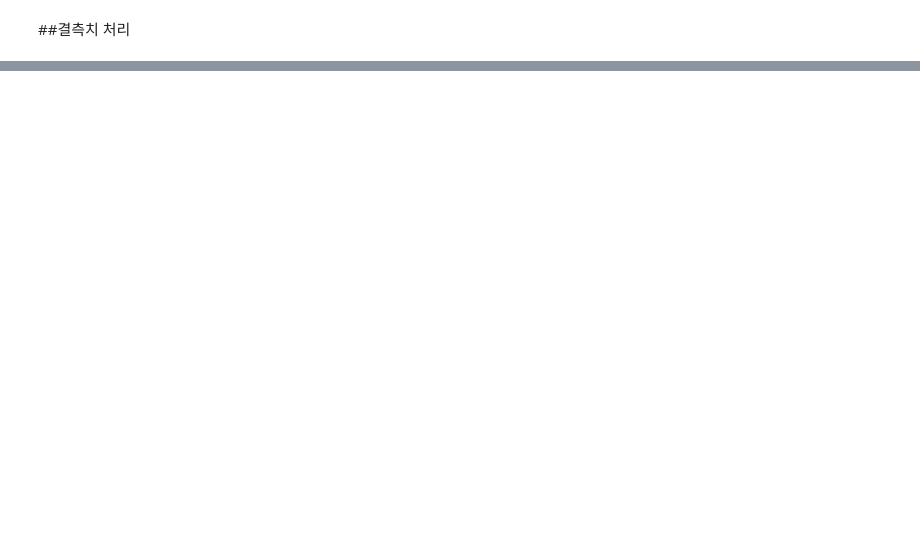
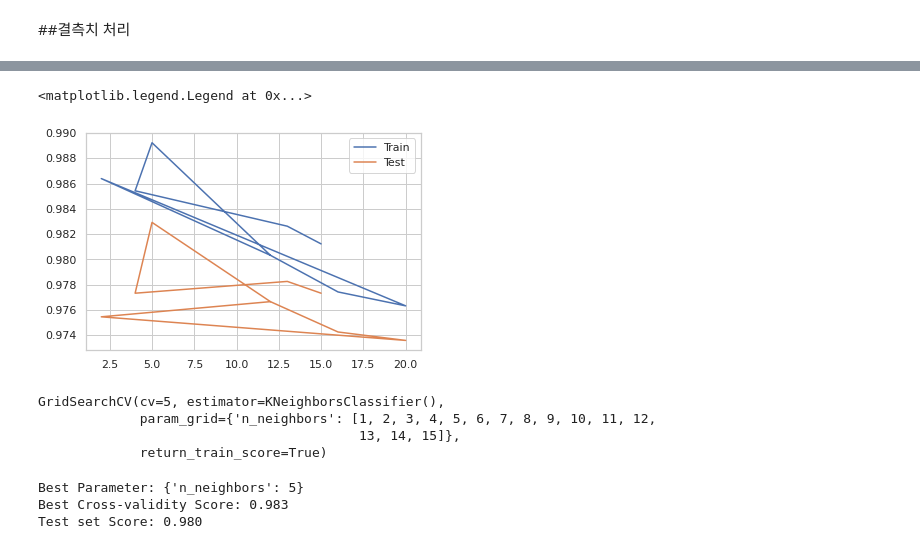
Before and after one commit to ll5913/itb, a Jupyter notebook: IBH_health_vis.ipynb, the cells around one changed output, grey strips where cells are left out. Cells and saved outputs as stored; diff of their text form; code cells hidden in the pictures; blank space fills up the shorter version.

```diff
--- a/IBH_health_vis.ipynb
+++ b/IBH_health_vis.ipynb
@@ -223,0 +440,6 @@ sns.boxplot(data = df, x ='성별코드', y= '감마지티피')
+# %%
+param_distribs = {'n_neighbors': randint(low=1, high=25)}
+# %%
+random_search=RandomizedSearchCV(KNeighborsClassifier(), param_distributions=param_distribs, cv=5, return_train_score=True)
+# %%
+random_search.fit(X_train, y_train)
@@ -223,0 +460,2 @@ sns.boxplot(data = df, x ='성별코드', y= '감마지티피')
+# %%
+result_random = random_search.cv_results_
@@ -223,0 +476,8 @@ sns.boxplot(data = df, x ='성별코드', y= '감마지티피')
+# %%
+import matplotlib.pyplot as plt
+plt.plot(result_random['param_n_neighbors'], result_random['mean_train_score'], label="Train")
+plt.plot(result_random['param_n_neighbors'], result_random['mean_test_score'], label="Test")
+plt.legend()
+# %% [output]
+<matplotlib.legend.Legend at 0x...>
+[figure, added]
@@ -223,0 +491,16 @@ sns.boxplot(data = df, x ='성별코드', y= '감마지티피')
+# %%
+grid_search.fit(X_train, y_train)
+# %% [output]
+GridSearchCV(cv=5, estimator=KNeighborsClassifier(),
+             param_grid={'n_neighbors': [1, 2, 3, 4, 5, 6, 7, 8, 9, 10, 11, 12,
+                                         13, 14, 15]},
+             return_train_score=True)
+# %%
+print("Best Parameter: {}".format(grid_search.best_params_))
+print("Best Cross-validity Score: {:.3f}".format(grid_search.best_score_))
+print("Test set Score: {:.3f}".format(grid_search.score(X_test, y_test)))
+#tree2에 비해 knn7의 스코어가 더 높은 것을 확인함.
+# %% [output]
+Best Parameter: {'n_neighbors': 5}
+Best Cross-validity Score: 0.983
+Test set Score: 0.980
```
Also changed, not shown: parts of 73 cells of this notebook.
